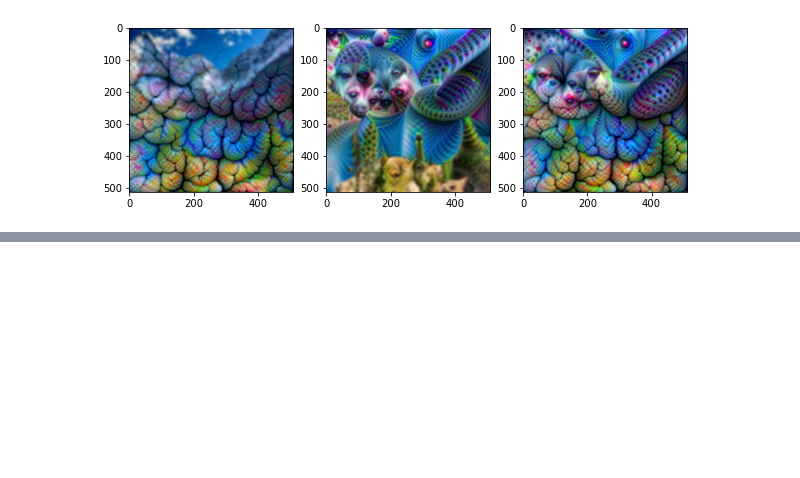
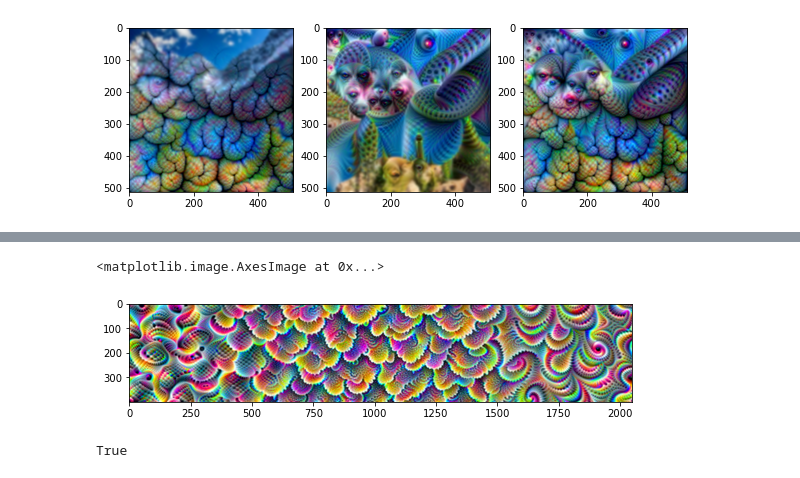
Before and after one commit to Mayukhdeb/torch-dreams-notebooks, a Jupyter notebook: notebooks/experiments_with_gradient_masks.ipynb, the cells around one changed output, grey strips where cells are left out. Cells and saved outputs as stored; diff of their text form; code cells hidden in the pictures; blank space fills up the shorter version.

```diff
--- a/notebooks/experiments_with_gradient_masks.ipynb
+++ b/notebooks/experiments_with_gradient_masks.ipynb
@@ -172,0 +200,37 @@ plt.imshow(out_single_conv)
+# %%
+layers_to_use = [model.Mixed_6c.branch7x7_1.conv, model.Mixed_5d]
+
+def custom_func(layer_outputs):
+        loss = layer_outputs[1].norm()
+        return loss
+
+def custom_func_2(layer_outputs):
+        loss = layer_outputs[0][7].norm()
+        return loss
+
+out_single_conv = dreamy_boi.deep_dream_with_masks(
+    image_path = "noise_long.jpg",
+    layers = layers_to_use,
+    octave_scale = 1.1,
+    num_octaves = 14,
+    iterations = 14,
+    lr = 0.06,
+    max_rotation =  0.3,
+    gradient_smoothing_coeff= 1.5,
+    gradient_smoothing_kernel_size= 9,
+
+    custom_funcs =  [custom_func, custom_func_2, None],
+    grad_mask = [grad_mask, grad_mask_3, grad_mask_2]
+
+)
+# %%
+plt.rcParams['figure.figsize'] = 9,9
+
+plt.imshow(out_single_conv)
+# %% [output]
+<matplotlib.image.AxesImage at 0x...>
+[figure, added]
+# %%
+cv2.imwrite("images/3_grad_masks.jpg",cv2.cvtColor(out_single_conv*255, cv2.COLOR_BGR2RGB))
+# %% [output]
+True
```
Also changed, not shown: parts of 4 cells of this notebook, 1 other file.
